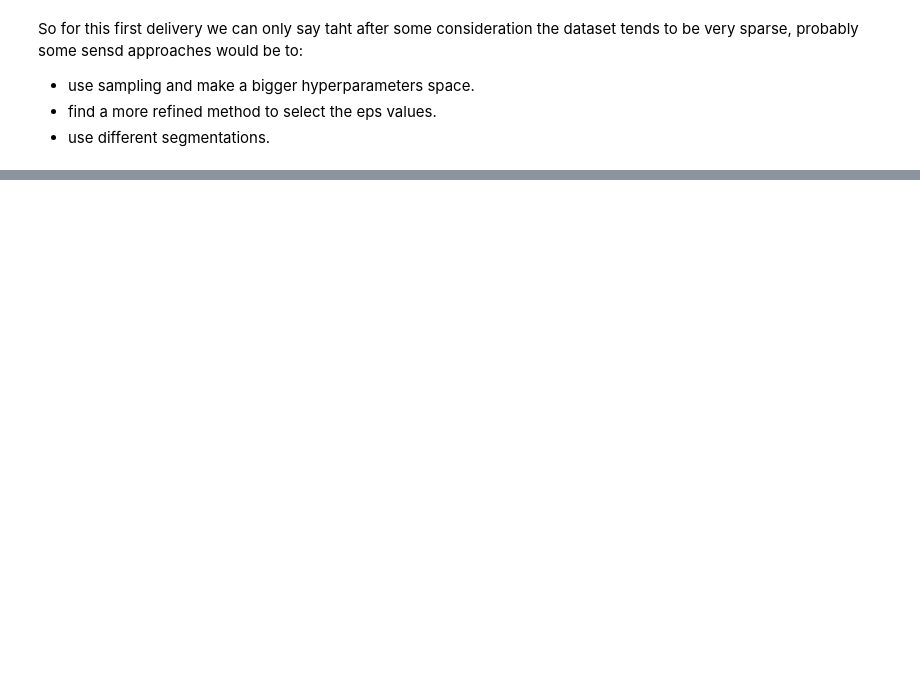
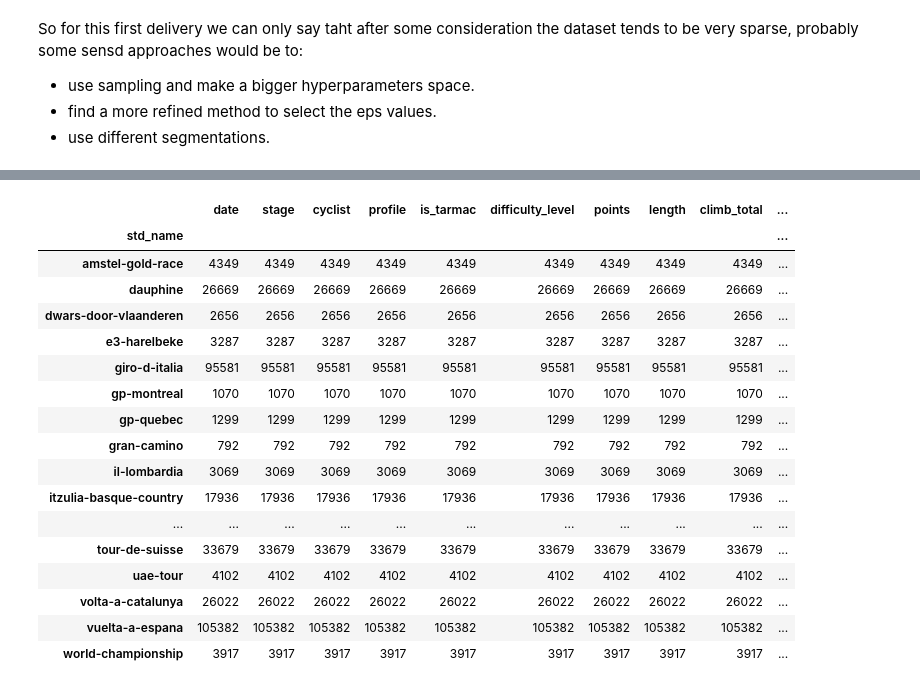
Before and after one commit to DadeOrsu/dm_project24_group_6, a Jupyter notebook: src/task3_clustering/dbscan.ipynb, the cells around one changed output, grey strips where cells are left out. Drawn from its saved outputs; the diff is of its cells as text; code cells hidden in the pictures; blank space fills up the shorter version.

```diff
--- a/src/task3_clustering/dbscan.ipynb
+++ b/src/task3_clustering/dbscan.ipynb
@@ -155,7 +132,7 @@ db_scan_mapping={
 group_results=pd.DataFrame()
 
 
-for k,decade_data in it.islice(normalized_decade_groups.items(),12):
+for k,decade_data in normalized_decade_groups.items():
     #NOTE: this might have to be revisited for it's just to try if everyting works
     dimension=decade_data.shape[0]
     min_pts=int(dimension-1)
@@ -254,0 +196,59 @@ So for this first delivery we can only say taht after some consideration the dat
+# %%
+import datetime
+from sklearn.cluster import DBSCAN
+from os import path
+import pandas as pd
+from sklearn.preprocessing import StandardScaler
+from sklearn.neighbors import NearestNeighbors
+from sklearn.metrics import silhouette_score
+import itertools as it
+import numpy as np
+import utils
+
+RACES_PATH=path.join("..","dataset","engineered_races.csv")
+races_df=pd.read_csv(RACES_PATH)
+def most_frequent(series):
+    return series.mode()[0] if not series.mode().empty else series.iloc[0]
+
+clustering_data=races_df.groupby(['date','stage','std_name','cyclist']).agg({
+    'profile':most_frequent,
+    'is_tarmac':most_frequent,
+    'difficulty_level':most_frequent,
+
+    'points':'sum',
+
+    'length':'mean',
+    'climb_total':'mean',
+    'competitive_age':'mean',
+    'startlist_quality':'mean',
+    'delta':'mean',
+    'performance_index':'mean',
+    'difficulty':'mean',
+    'convenience_score':'mean',
+    'difficulty_score':'mean',
+    'gain_ratio':'mean',
+
+    'cyclist_age':'first',
+    'position':'first',
+    'cyclist_team':'first',
+}).reset_index()
+clustering_data.groupby('std_name').count()
+# %% [output]
+|  | date | stage | cyclist | profile | is_tarmac | difficulty_level | points | length | climb_total | ... |
+| std_name |  |  |  |  |  |  |  |  |  | ... |
+| amstel-gold-race | 4349 | 4349 | 4349 | 4349 | 4349 | 4349 | 4349 | 4349 | 4349 | ... |
+| dauphine | 26669 | 26669 | 26669 | 26669 | 26669 | 26669 | 26669 | 26669 | 26669 | ... |
+| dwars-door-vlaanderen | 2656 | 2656 | 2656 | 2656 | 2656 | 2656 | 2656 | 2656 | 2656 | ... |
+| e3-harelbeke | 3287 | 3287 | 3287 | 3287 | 3287 | 3287 | 3287 | 3287 | 3287 | ... |
+| giro-d-italia | 95581 | 95581 | 95581 | 95581 | 95581 | 95581 | 95581 | 95581 | 95581 | ... |
+| gp-montreal | 1070 | 1070 | 1070 | 1070 | 1070 | 1070 | 1070 | 1070 | 1070 | ... |
+| gp-quebec | 1299 | 1299 | 1299 | 1299 | 1299 | 1299 | 1299 | 1299 | 1299 | ... |
+| gran-camino | 792 | 792 | 792 | 792 | 792 | 792 | 792 | 792 | 792 | ... |
+| il-lombardia | 3069 | 3069 | 3069 | 3069 | 3069 | 3069 | 3069 | 3069 | 3069 | ... |
+| itzulia-basque-country | 17936 | 17936 | 17936 | 17936 | 17936 | 17936 | 17936 | 17936 | 17936 | ... |
+| ... | ... | ... | ... | ... | ... | ... | ... | ... | ... | ... |
+| tour-de-suisse | 33679 | 33679 | 33679 | 33679 | 33679 | 33679 | 33679 | 33679 | 33679 | ... |
+| uae-tour | 4102 | 4102 | 4102 | 4102 | 4102 | 4102 | 4102 | 4102 | 4102 | ... |
+| volta-a-catalunya | 26022 | 26022 | 26022 | 26022 | 26022 | 26022 | 26022 | 26022 | 26022 | ... |
+| vuelta-a-espana | 105382 | 105382 | 105382 | 105382 | 105382 | 105382 | 105382 | 105382 | 105382 | ... |
+| world-championship | 3917 | 3917 | 3917 | 3917 | 3917 | 3917 | 3917 | 3917 | 3917 | ... |
```
Also changed, not shown: parts of 7 cells of this notebook.
